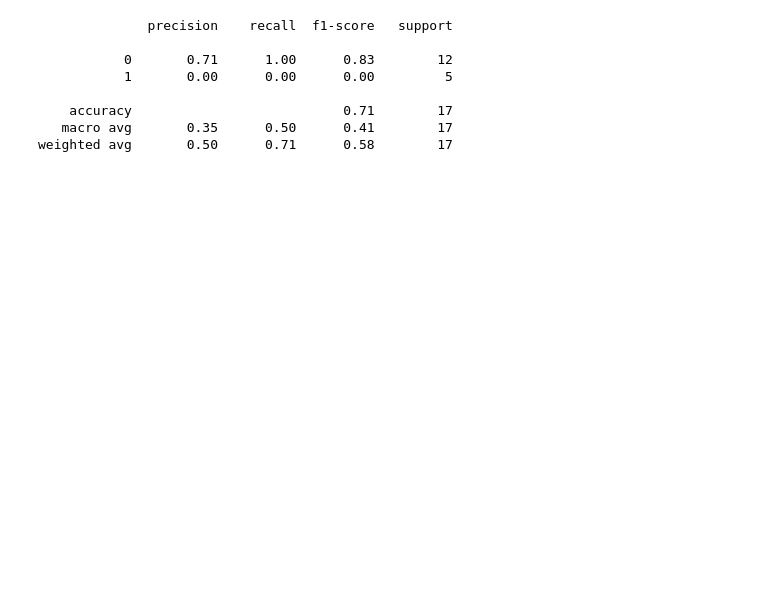
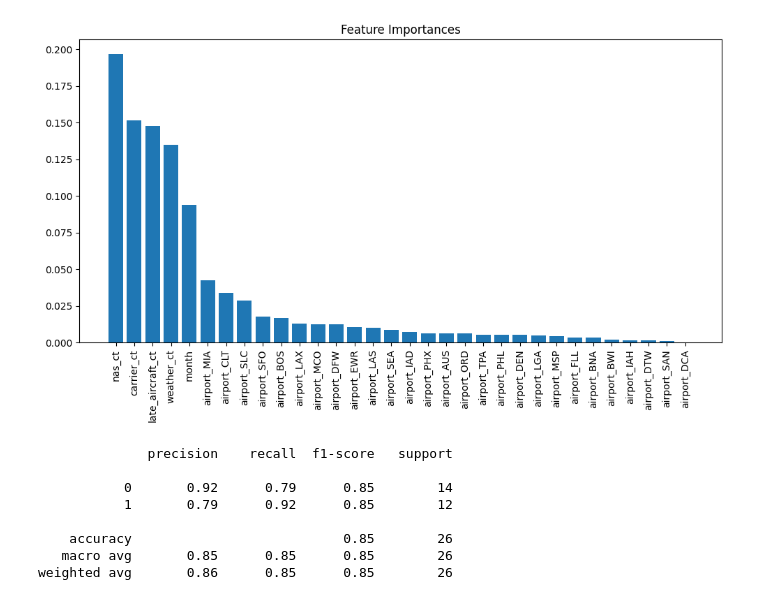
Before and after one commit to thatskhalid/Flight-Delay-Prediction, a Jupyter notebook: notebooks/modeling.ipynb, the cells around one changed output. Cells and saved outputs as stored; diff of their text form; code cells hidden in the pictures; blank space fills up the shorter version.

```diff
--- a/notebooks/modeling.ipynb
+++ b/notebooks/modeling.ipynb
@@ -10,27 +13,56 @@ df["high_delay"] = (df["delay_rate"] > 0.2 ).astype(int)
 # %%
 x = df[["month" , "carrier" , "airport" , "carrier_ct" , "weather_ct" , "nas_ct" , "late_aircraft_ct"]]
 y = df["high_delay"]
 
 
 x = pd.get_dummies(x , columns=["carrier" , "airport" ] , drop_first=True)
 
 x_train, x_test, y_train, y_test = train_test_split(x,y, test_size=0.2 , random_state=42)
 #we training 80% of the data, we're just prepping it here for now
 
-model = RandomForestClassifier(n_estimators=100, random_state=42)
+df_balanced = pd.concat([x,y] , axis = 1)
+df_majority = df_balanced[df_balanced["high_delay"] == 0]
+df_minority = df_balanced[df_balanced["high_delay"] == 1]
+
+df_minority_upsampled = resample(df_minority ,
+                                 replace = True,
+                                 n_samples=len(df_majority),
+                                 random_state=42)
+
+df_upsampled = pd.concat([df_majority , df_minority_upsampled])
+x = df_upsampled.drop("high_delay" , axis = 1)
+y = df_upsampled["high_delay"]
+
+x_train, x_test, y_train, y_test = train_test_split(x,y, test_size=0.2 , random_state=42)
+
+
+model = RandomForestClassifier(n_estimators=100, random_state=42 )
 model.fit(x_train,y_train)
 #^ above code actually trains it now
+
+
+importances = model.feature_importances_
+feature_names = x.columns
+indices = np.argsort(importances)[::-1]
+
+plt.figure(figsize = (10,6))
+plt.title("Feature Importances")
+plt.bar(range(len(importances)) , importances[indices])
+plt.xticks(range(len(importances)) , feature_names[indices] , rotation = 90)
+plt.tight_layout()
+plt.show()
 
 
 y_pred = model.predict(x_test)
 print(classification_report(y_test, y_pred , zero_division=0))
 #y_pred tests itself on x_test, and bases on how good it did versus y_test
 # %% [output]
+[figure, added]
               precision    recall  f1-score   support
 
-           0       0.71      1.00      0.83        12
-           1       0.00      0.00      0.00         5
+           0       0.92      0.79      0.85        14
+           1       0.79      0.92      0.85        12
 
-    accuracy                           0.71        17
-   macro avg       0.35      0.50      0.41        17
-weighted avg       0.50      0.71      0.58        17
+    accuracy                           0.85        26
+   macro avg       0.85      0.85      0.85        26
+weighted avg       0.86      0.85      0.85        26
```
Also changed, not shown: parts of 1 cell of this notebook.
